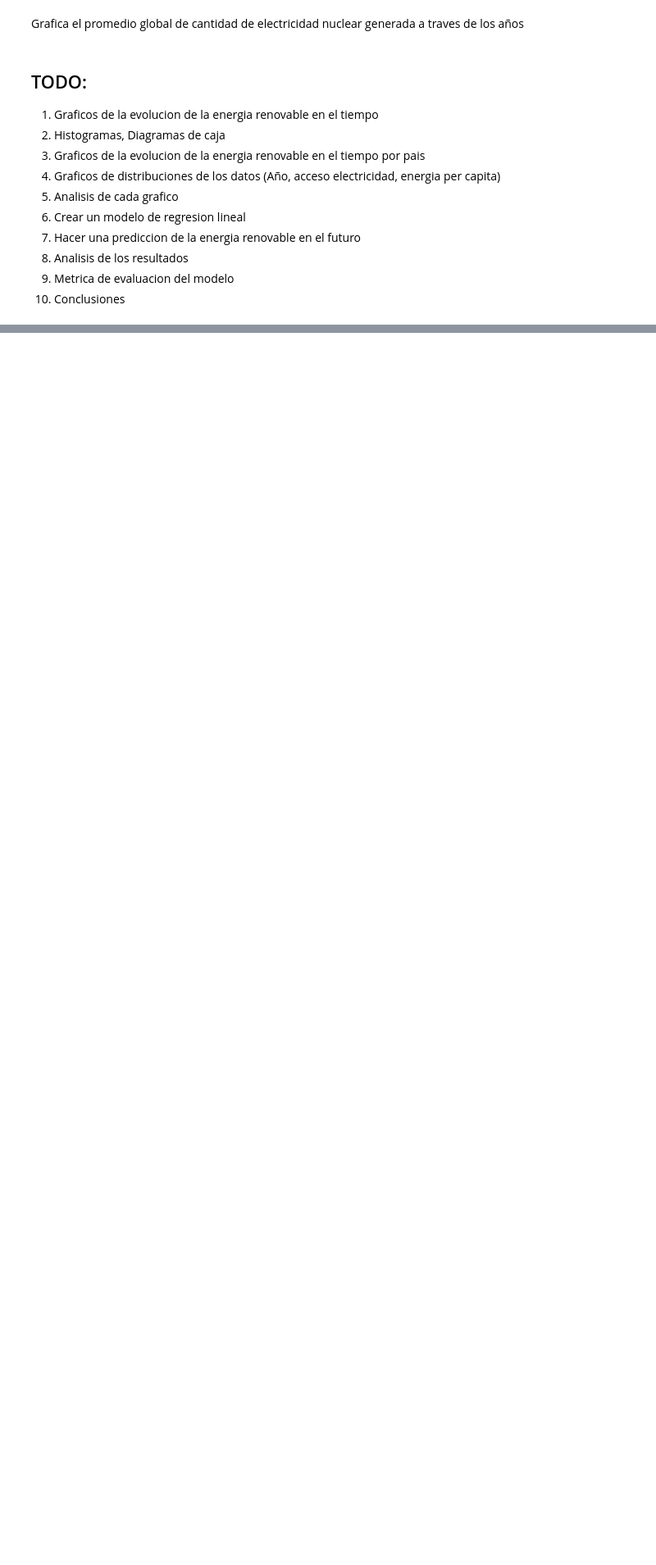
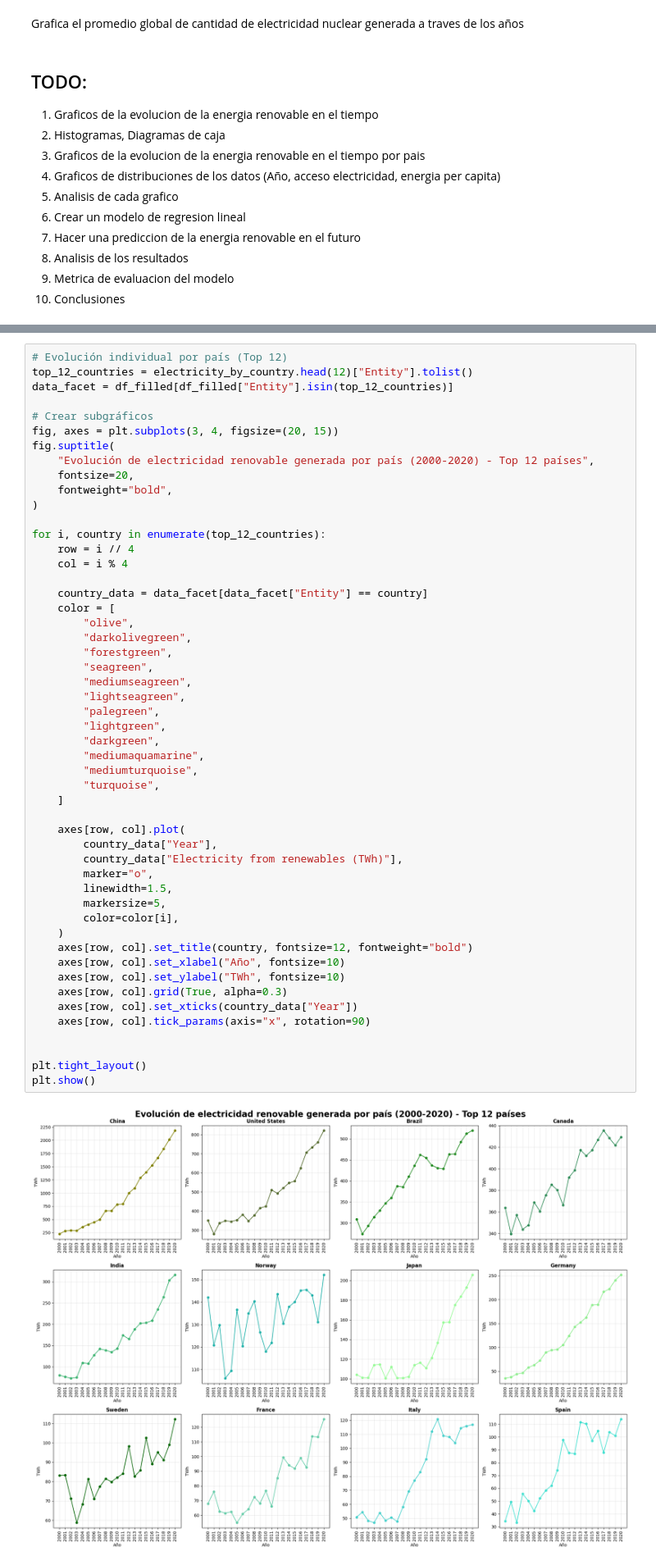
Before and after one commit to juanejd/prediction-model-renewable-energy, a Jupyter notebook: ADA_ML_LR.ipynb, the cells around one changed output, grey strips where cells are left out. Shown at 82% size. Saved outputs shown, nothing was run; the diff lists cells and outputs as text; blank space fills up the shorter version.

```diff
--- a/ADA_ML_LR.ipynb
+++ b/ADA_ML_LR.ipynb
@@ -425,0 +539,53 @@ Grafica el promedio global de cantidad de electricidad nuclear generada a traves
+# %%
+# Evolución individual por país (Top 12)
+top_12_countries = electricity_by_country.head(12)["Entity"].tolist()
+data_facet = df_filled[df_filled["Entity"].isin(top_12_countries)]
+
+# Crear subgráficos
+fig, axes = plt.subplots(3, 4, figsize=(20, 15))
+fig.suptitle(
+    "Evolución de electricidad renovable generada por país (2000-2020) - Top 12 países",
+    fontsize=20,
+    fontweight="bold",
+)
+
+for i, country in enumerate(top_12_countries):
+    row = i // 4
+    col = i % 4
+
+    country_data = data_facet[data_facet["Entity"] == country]
+    color = [
+        "olive",
+        "darkolivegreen",
+        "forestgreen",
+        "seagreen",
+        "mediumseagreen",
+        "lightseagreen",
+        "palegreen",
+        "lightgreen",
+        "darkgreen",
+        "mediumaquamarine",
+        "mediumturquoise",
+        "turquoise",
+    ]
+
+    axes[row, col].plot(
+        country_data["Year"],
+        country_data["Electricity from renewables (TWh)"],
+        marker="o",
+        linewidth=1.5,
+        markersize=5,
+        color=color[i],
+    )
+    axes[row, col].set_title(country, fontsize=12, fontweight="bold")
+    axes[row, col].set_xlabel("Año", fontsize=10)
+    axes[row, col].set_ylabel("TWh", fontsize=10)
+    axes[row, col].grid(True, alpha=0.3)
+    axes[row, col].set_xticks(country_data["Year"])
+    axes[row, col].tick_params(axis="x", rotation=90)
+
+
+plt.tight_layout()
+plt.show()
+# %% [output]
+[figure, added]
```
Also changed, not shown: parts of 5 cells of this notebook.
